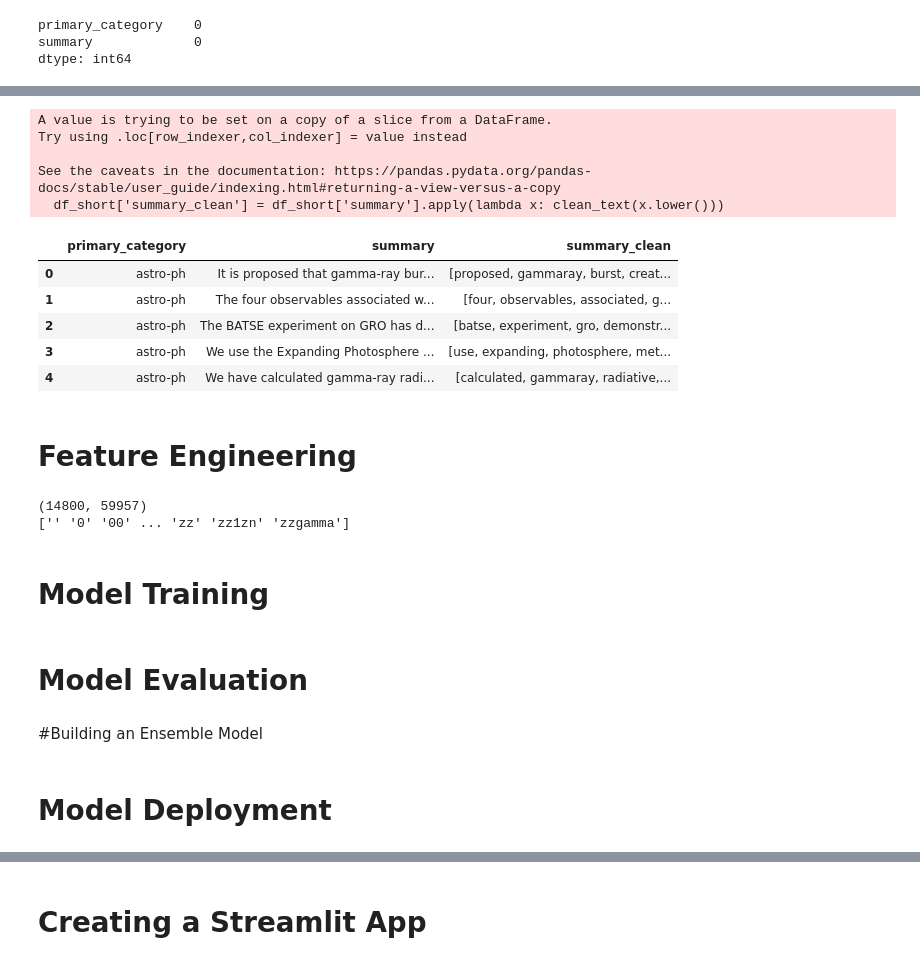
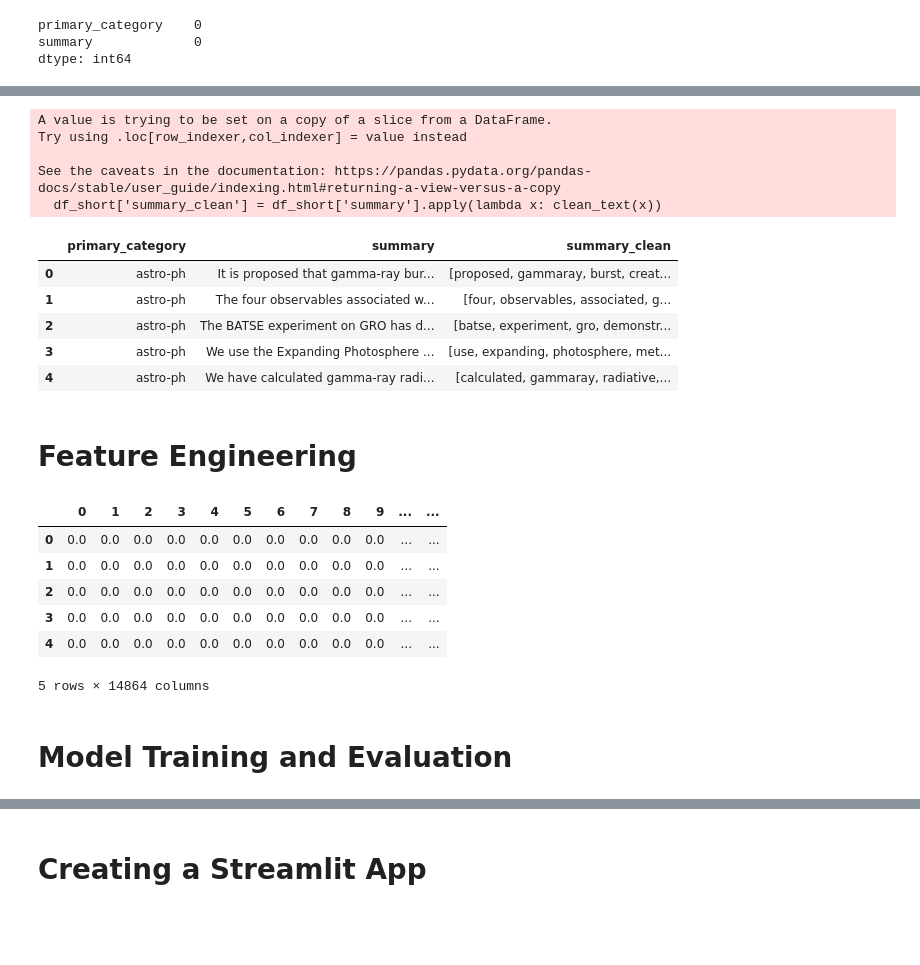
Before and after one commit to danielscabar/arxiv_text_classification, a Jupyter notebook: Arxiv_Text_Classification.ipynb, the cells around one changed output, grey strips where cells are left out. Saved outputs shown, nothing was run; the diff lists cells and outputs as text; code cells hidden in the pictures; blank space fills up the shorter version.

```diff
--- a/Arxiv_Text_Classification.ipynb
+++ b/Arxiv_Text_Classification.ipynb
@@ -313,14 +156,12 @@ def clean_text(text):
 # %%
-#Mostrar transformação
-
-#df_short['summary_clean'] = df_short['summary'].apply(lambda x: clean_text(x.lower()))
-#df_short.head()
+df_short['summary_clean'] = df_short['summary'].apply(lambda x: clean_text(x))
+df_short.head()
 # %% [output]
 A value is trying to be set on a copy of a slice from a DataFrame.
 Try using .loc[row_indexer,col_indexer] = value instead
 
 See the caveats in the documentation: https://pandas.pydata.org/pandas-docs/stable/user_guide/indexing.html#returning-a-view-versus-a-copy
-  df_short['summary_clean'] = df_short['summary'].apply(lambda x: clean_text(x.lower()))
+  df_short['summary_clean'] = df_short['summary'].apply(lambda x: clean_text(x))
 |  | primary_category | summary | summary_clean |
 | 0 | astro-ph | It is proposed that gamma-ray bur... | [proposed, gammaray, burst, creat... |
 | 1 | astro-ph | The four observables associated w... | [four, observables, associated, g... |
@@ -332,18 +173,19 @@ See the caveats in the documentation: https://pandas.pydata.org/pandas-docs/stab
 # %%
 from sklearn.feature_extraction.text import TfidfVectorizer
 
-tfidf = TfidfVectorizer(analyzer=clean_text)
-X = tfidf.fit_transform(df_short['summary'])
-print(X.shape)
-print(tfidf.get_feature_names_out())
+tfidf_vect = TfidfVectorizer(analyzer=clean_text)
+tfidf_matrix = tfidf_vect.fit_transform(df_short['summary'])
+
+tfidf_df = pd.DataFrame(tfidf_matrix.toarray())
-# %% [output]
-(14800, 59957)
-['' '0' '00' ... 'zz' 'zz1zn' 'zzgamma']
+# %%
+tfidf_df.head()
+# %% [output]
+|  | 0 | 1 | 2 | 3 | 4 | 5 | 6 | 7 | 8 | 9 | ... | ... |
+| 0 | 0.0 | 0.0 | 0.0 | 0.0 | 0.0 | 0.0 | 0.0 | 0.0 | 0.0 | 0.0 | ... | ... |
+| 1 | 0.0 | 0.0 | 0.0 | 0.0 | 0.0 | 0.0 | 0.0 | 0.0 | 0.0 | 0.0 | ... | ... |
+| 2 | 0.0 | 0.0 | 0.0 | 0.0 | 0.0 | 0.0 | 0.0 | 0.0 | 0.0 | 0.0 | ... | ... |
+| 3 | 0.0 | 0.0 | 0.0 | 0.0 | 0.0 | 0.0 | 0.0 | 0.0 | 0.0 | 0.0 | ... | ... |
+| 4 | 0.0 | 0.0 | 0.0 | 0.0 | 0.0 | 0.0 | 0.0 | 0.0 | 0.0 | 0.0 | ... | ... |
+5 rows × 14864 columns
 # %% [markdown]
-# Model Training
+# Model Training and Evaluation
-# %% [markdown]
-# Model Evaluation
-# %% [markdown]
-#Building an Ensemble Model
-# %% [markdown]
-# Model Deployment
```
Also changed, not shown: parts of 18 cells of this notebook.
